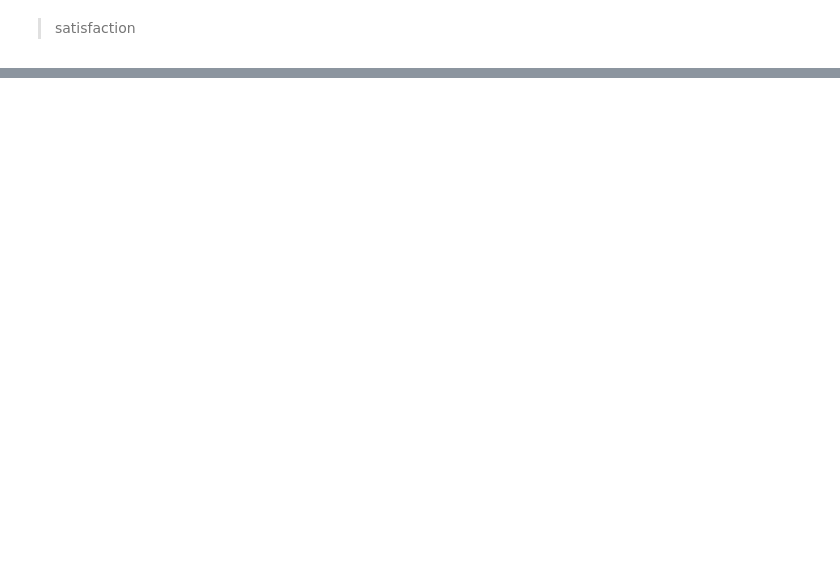
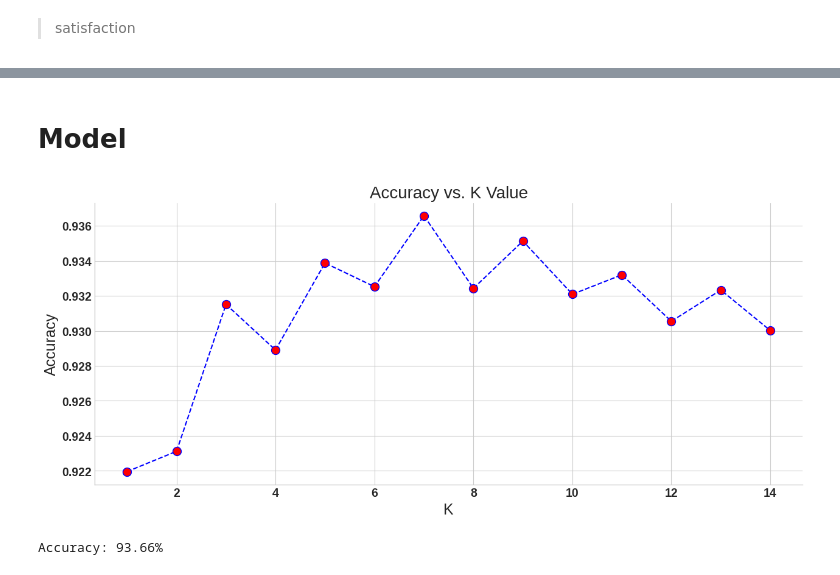
Before and after one commit to ahmed-2001M/Play_wIth_DatA-, a Jupyter notebook: airline/fun.ipynb, the cells around one changed output, grey strips where cells are left out. Cells and saved outputs as stored; diff of their text form; code cells hidden in the pictures; blank space fills up the shorter version.

```diff
--- a/airline/fun.ipynb
+++ b/airline/fun.ipynb
@@ -368,0 +871,2 @@ plt.show()
+# %%
+new_df = df[important_features]
@@ -368,0 +889,26 @@ plt.show()
+# %% [markdown]
+# __Model__
+# %%
+X = new_df
+y = df['satisfaction']
+# %%
+X_train,X_test,y_train ,y_test = train_test_split(X,y,test_size=.2,random_state=42)
+# %%
+accuracy = []
+for i in range(1,15):
+
+    knn = KNeighborsClassifier(n_neighbors=i)
+    knn.fit(X_train,y_train)
+    pred_i = knn.predict(X_test)
+    accuracy_i = accuracy_score(y_test, pred_i)
+    accuracy.append(accuracy_i)
+# %%
+plt.figure(figsize=(15,6))
+plt.plot(range(1,15, 1), accuracy, color='blue', linestyle='dashed', marker='o',
+         markerfacecolor='red', markersize=10)
+plt.title('Accuracy vs. K Value')
+plt.xlabel('K')
+plt.ylabel('Accuracy')
+plt.show()
+# %% [output]
+[figure, added]
@@ -368,0 +919,5 @@ plt.show()
+# %%
+accuracy = accuracy_score(y_test, y_pred)
+print(f"Accuracy: {round(accuracy * 100, 2)}%")
+# %% [output]
+Accuracy: 93.66%
```
Also changed, not shown: parts of 89 cells of this notebook.
